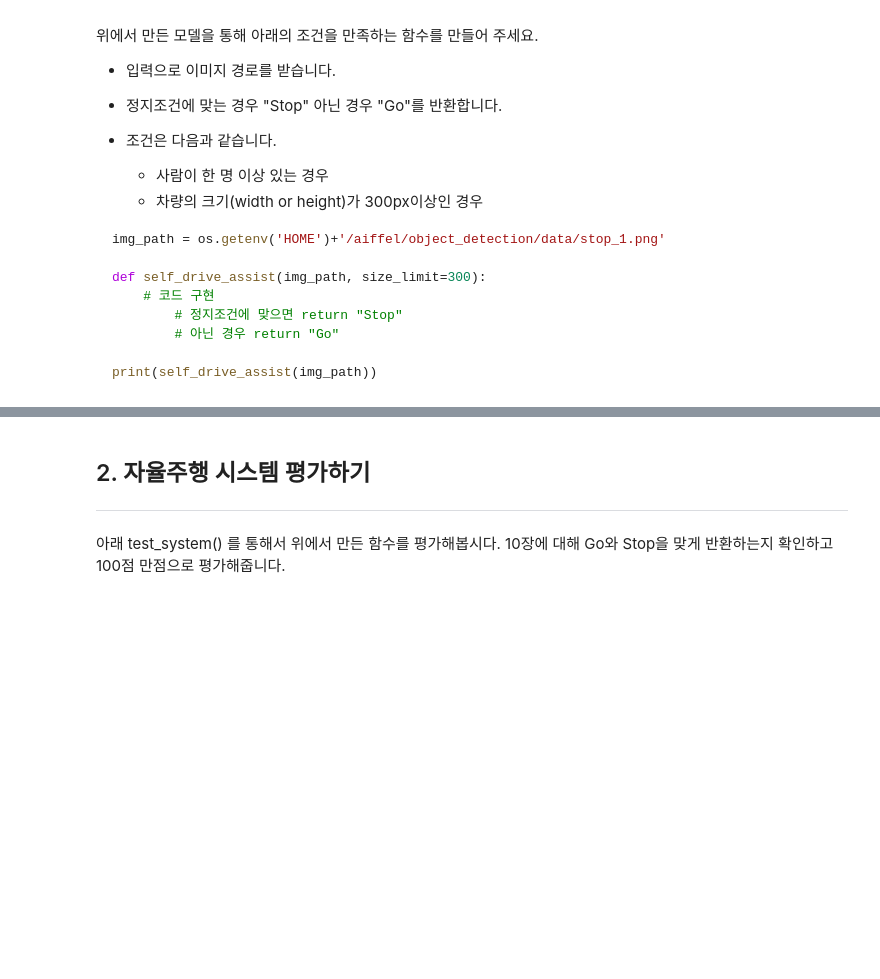
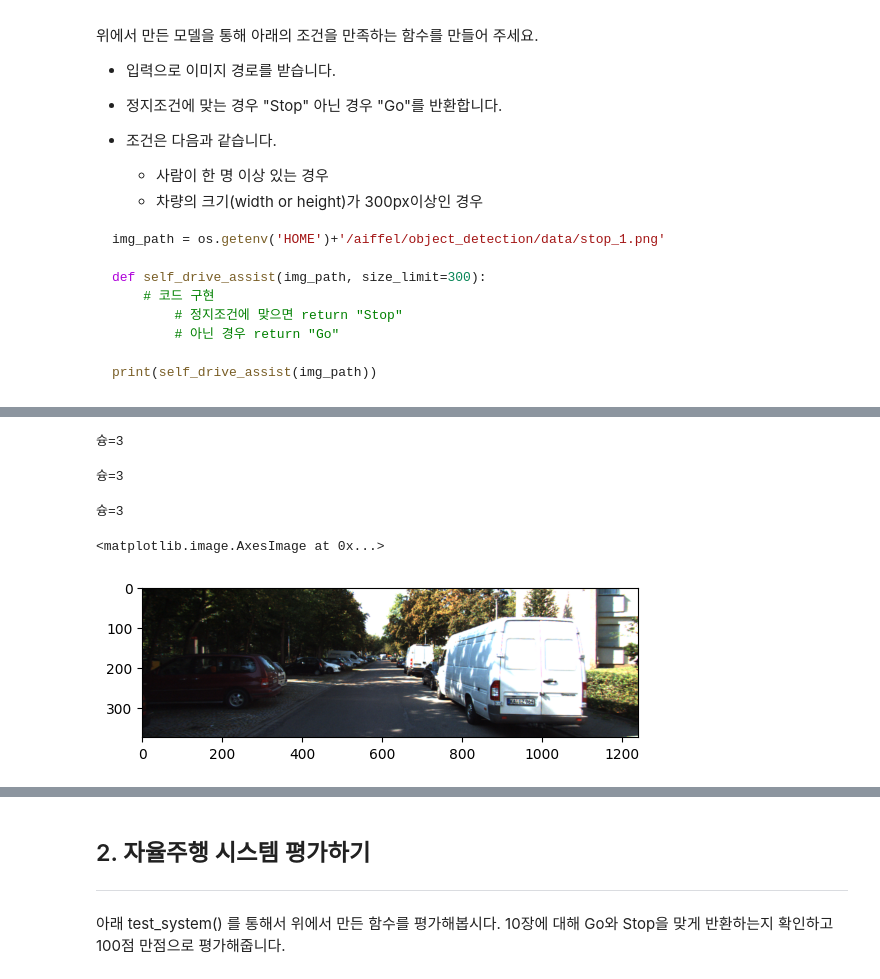
Before and after one commit to aeolian83/aiffel_mini_prject, a Jupyter notebook: Going_deeper06_object_detection/object_detection_practice.ipynb, the cells around one changed output, grey strips where cells are left out. Drawn from its saved outputs; the diff is of its cells as text; code cells hidden in the pictures; blank space fills up the shorter version.

```diff
--- a/Going_deeper06_object_detection/object_detection_practice.ipynb
+++ b/Going_deeper06_object_detection/object_detection_practice.ipynb
@@ -41,0 +736,59 @@ print(self_drive_assist(img_path))
+# %%
+image = tf.keras.Input(shape=[None, None, 3], name="image")
+predictions = model(image, training=False)
+detections = DecodePredictions(confidence_threshold=0.5)(image, predictions)
+inference_model = tf.keras.Model(inputs=image, outputs=detections)
+
+print('슝=3')
+# %% [output]
+슝=3
+# %%
+def visualize_detections(
+    image, boxes, classes, scores, figsize=(7, 7), linewidth=1, color=[0, 0, 1]
+):
+    image = np.array(image, dtype=np.uint8)
+    plt.figure(figsize=figsize)
+    plt.axis("off")
+    plt.imshow(image)
+    ax = plt.gca()
+    for box, _cls, score in zip(boxes, classes, scores):
+        text = "{}: {:.2f}".format(_cls, score)
+        x1, y1, x2, y2 = box
+        origin_x, origin_y = x1, image.shape[0] - y2 # matplitlib에서 Rectangle와 text를 그릴 때는 좌하단이 원점이고 위로 갈 수록 y값이 커집니다
+        w, h = x2 - x1, y2 - y1
+        patch = plt.Rectangle(
+            [origin_x, origin_y], w, h, fill=False, edgecolor=color, linewidth=linewidth
+        )
+        ax.add_patch(patch)
+        ax.text(
+            origin_x,
+            origin_y,
+            text,
+            bbox={"facecolor": color, "alpha": 0.4},
+            clip_box=ax.clipbox,
+            clip_on=True,
+        )
+    plt.show()
+    return ax
+
+print('슝=3')
+# %% [output]
+슝=3
+# %%
+def prepare_image(image):
+    image, _, ratio = resize_and_pad_image(image, training=False)
+    image = tf.keras.applications.resnet.preprocess_input(image)
+    return tf.expand_dims(image, axis=0), ratio
+
+print('슝=3')
+# %% [output]
+슝=3
+# %%
+img_path = './test_img/stop_4.png'
+# %%
+test_img = Image.open(img_path)
+# %%
+plt.imshow(test_img)
+# %% [output]
+<matplotlib.image.AxesImage at 0x...>
+[figure, added]
```
Also changed, not shown: parts of 60 cells of this notebook.
